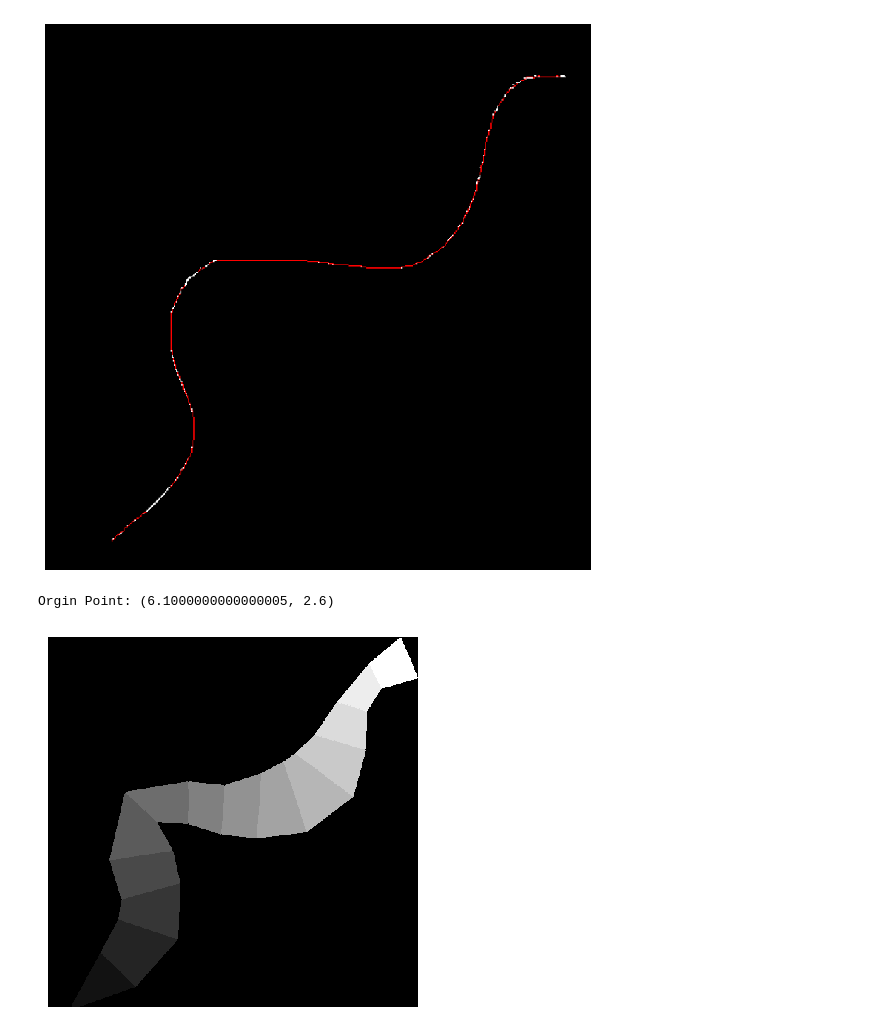
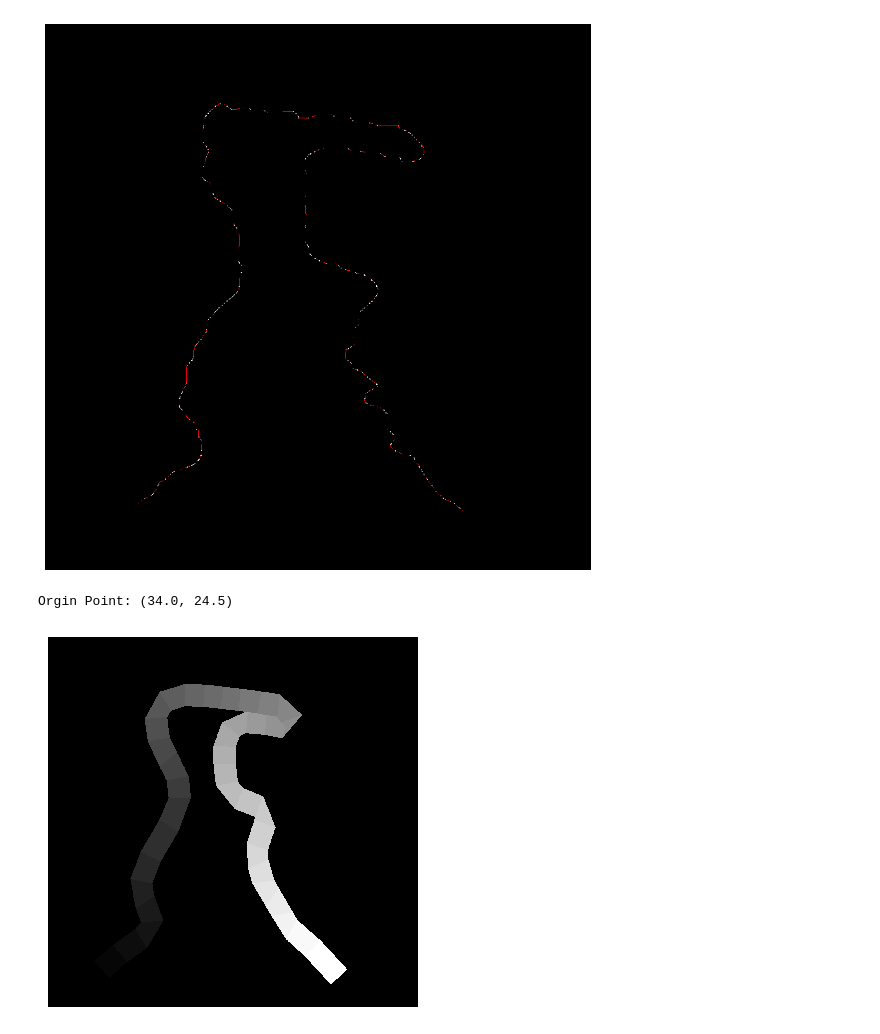
Before and after one commit to Blaze-Leo/Point-Drivator, a Jupyter notebook: map_maker/v3_pic.ipynb, the cells around one changed output. Drawn from its saved outputs; the diff is of its cells as text; code cells hidden in the pictures.

```diff
--- a/map_maker/v3_pic.ipynb
+++ b/map_maker/v3_pic.ipynb
@@ -14,7 +14,8 @@ def create_blank_image(n,m, folder_path, file_name="blank_map.png"):
 # Example usage:
 # create_blank_image(500,500, "/mnt/Personal/Projects/Drivator/map_images",file_name="blank_map.png")
 # %%
-image_name ="track.png"
+# image_name ="track.png"
+image_name ="random_squid.png"
 # image_name ="quarter_same_bound.png"
 # %%
 from PIL import Image
@@ -340,7 +342,7 @@ path_points = find_path_constraints(raw_path_matrix)
 
 # print(control_points)
 # %% [output]
-[figure, old version]
+[figure, new version]
 # %%
 
 import numpy as np
@@ -555,7 +557,7 @@ def get_angled_points(constraints):
 # %%
 # ratio =len(path_points)//5
 
-path_precision = 50
+path_precision = 100
 path_points = path_points[::path_precision]
 
 
@@ -565,23 +567,23 @@ print("Orgin Point:", origin_point)
 
 control_points = get_angled_points(path_points)
 # %% [output]
-Orgin Point: (6.1000000000000005, 2.6)
+Orgin Point: (34.0, 24.5)
 # %%
 
-max_bound = int(len(raw_boundary_matrix)*0.1)
+max_bound = int(len(raw_boundary_matrix)*0.03)
 
 map_matrix,constraints = process_matrix(raw_boundary_matrix, control_points,max_bound,fill_zero=False)
 
 # constraints=[]
 
 # for p in path_points:
 #     constraints.append(index_to_point(p))
 
 origin = constraints[0]
 
 # origin = control_points
 # %% [output]
-[figure, old version]
+[figure, new version]
 # %%
 np.save('/mnt/Personal/Projects/Drivator/map_images/pic_data/map_matrix.npy', map_matrix)
 np.save('/mnt/Personal/Projects/Drivator/map_images/pic_data/constraints.npy', constraints)
```
Also changed, not shown: parts of 3 cells of this notebook, 5 other files.
